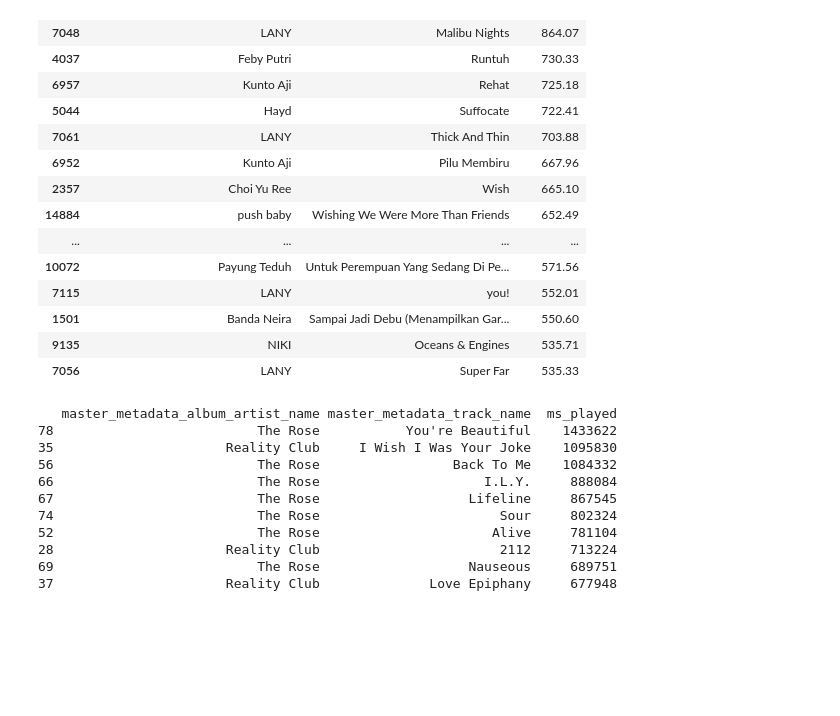
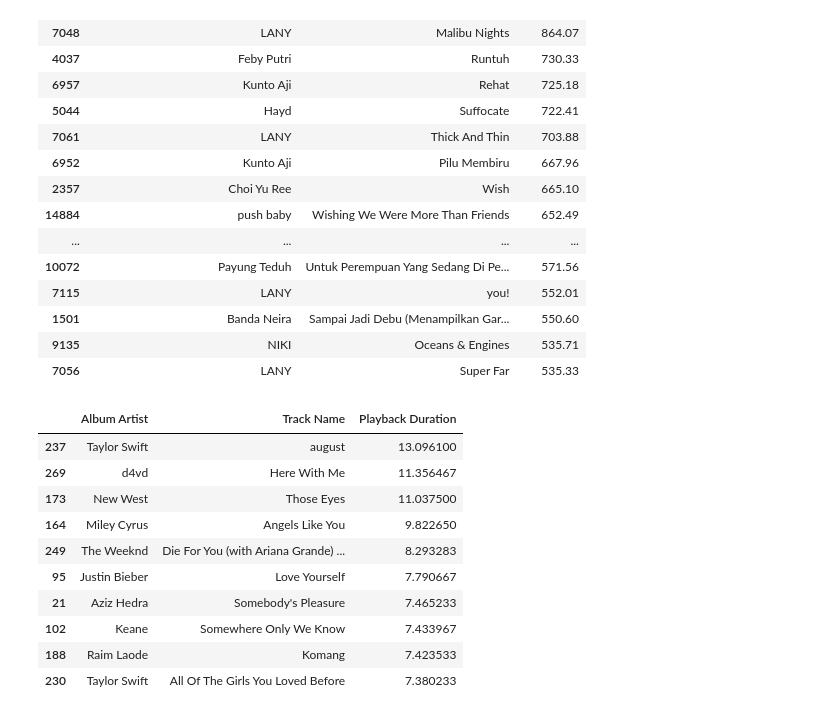
Before and after one commit to notesbyriza/music-preference-analysis, a Jupyter notebook: Notebook/spotify_analysis.ipynb, the cells around one changed output. Cells and saved outputs as stored; diff of their text form; code cells hidden in the pictures; blank space fills up the shorter version.

```diff
--- a/Notebook/spotify_analysis.ipynb
+++ b/Notebook/spotify_analysis.ipynb
@@ -1105,20 +1107,24 @@ fig.update_layout(xaxis_title='Date', yaxis_title='Total Playback Time (Hours)',
                   width=1100, height=500)
 fig.show()
 # %%
-december_4th_data = spotify_data[spotify_data['ts'].dt.date == pd.to_datetime('2023-12-04').date()]
-song_playback_duration_december_4th = december_4th_data.groupby(['master_metadata_album_artist_name', 'master_metadata_track_name'])['ms_played'].sum().reset_index()
-top_10_songs_december_4th = song_playback_duration_december_4th.nlargest(10, 'ms_played')
+may_5th_data = spotify_data[spotify_data['ts'].dt.date == pd.to_datetime('2023-05-05').date()]
+song_playback_duration_may_5th = (may_5th_data.groupby(['master_metadata_album_artist_name', 'master_metadata_track_name'])['ms_played'].sum() / (1000 * 60)).reset_index()
+top_10_songs_may_5th = song_playback_duration_may_5th.nlargest(10, 'ms_played')
 
-print(top_10_songs_december_4th[['master_metadata_album_artist_name', 'master_metadata_track_name', 'ms_played']])
+top_10_songs_may_5th = top_10_songs_may_5th.rename(columns={'master_metadata_album_artist_name': 'Album Artist',
+                                                            'master_metadata_track_name': 'Track Name',
+                                                            'ms_played': 'Playback Duration'})
+
+top_10_songs_may_5th
 # %% [output]
-   master_metadata_album_artist_name master_metadata_track_name  ms_played
-78                          The Rose           You're Beautiful    1433622
-35                      Reality Club     I Wish I Was Your Joke    1095830
-56                          The Rose                 Back To Me    1084332
-66                          The Rose                     I.L.Y.     888084
-67                          The Rose                   Lifeline     867545
-74                          The Rose                       Sour     802324
-52                          The Rose                      Alive     781104
-28                      Reality Club                       2112     713224
-69                          The Rose                   Nauseous     689751
-37                      Reality Club              Love Epiphany     677948
+|  | Album Artist | Track Name | Playback Duration |
+| 237 | Taylor Swift | august | 13.096100 |
+| 269 | d4vd | Here With Me | 11.356467 |
+| 173 | New West | Those Eyes | 11.037500 |
+| 164 | Miley Cyrus | Angels Like You | 9.822650 |
+| 249 | The Weeknd | Die For You (with Ariana Grande) ... | 8.293283 |
+| 95 | Justin Bieber | Love Yourself | 7.790667 |
+| 21 | Aziz Hedra | Somebody's Pleasure | 7.465233 |
+| 102 | Keane | Somewhere Only We Know | 7.433967 |
+| 188 | Raim Laode | Komang | 7.423533 |
+| 230 | Taylor Swift | All Of The Girls You Loved Before | 7.380233 |
```
Also changed, not shown: parts of 6 cells of this notebook.
